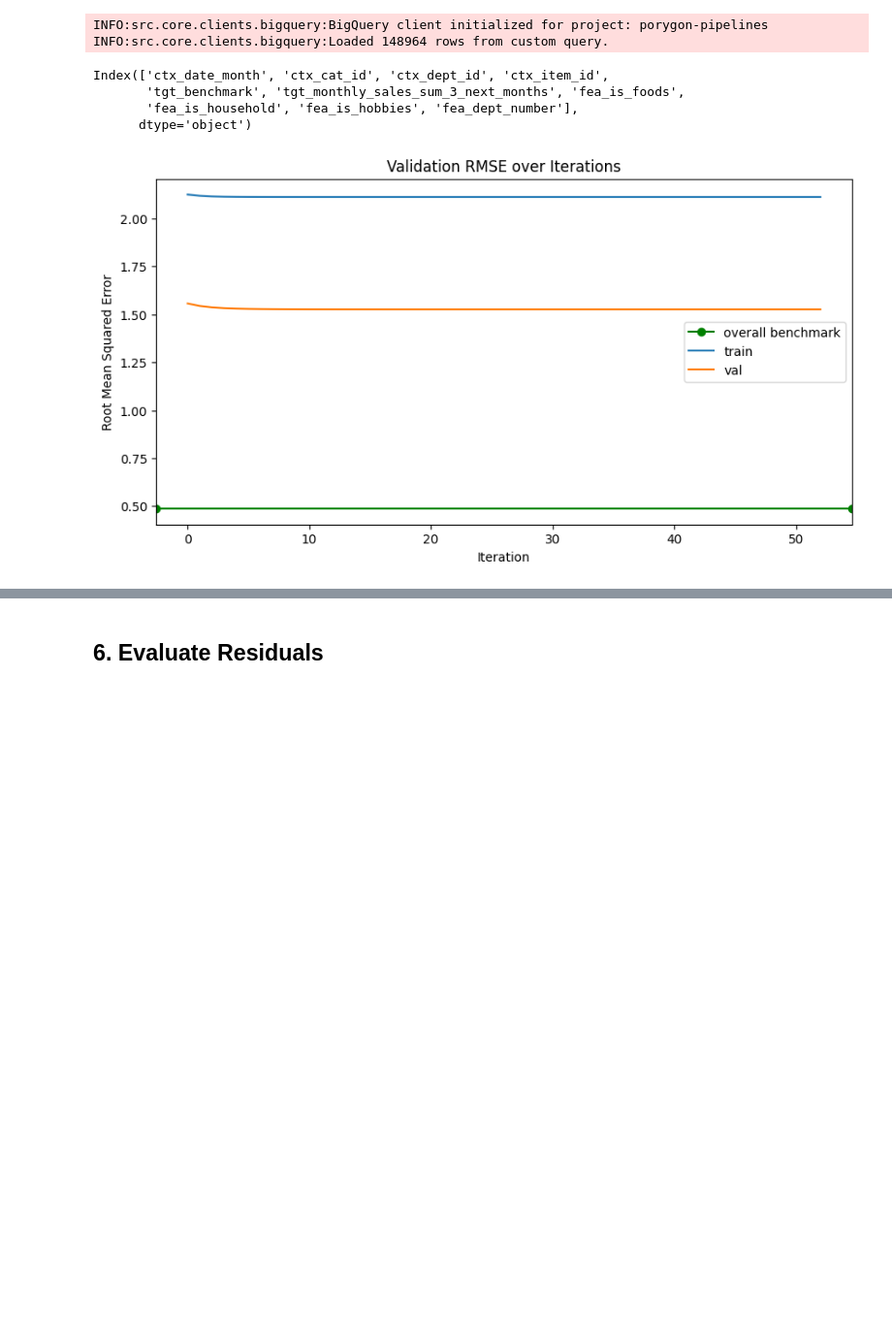
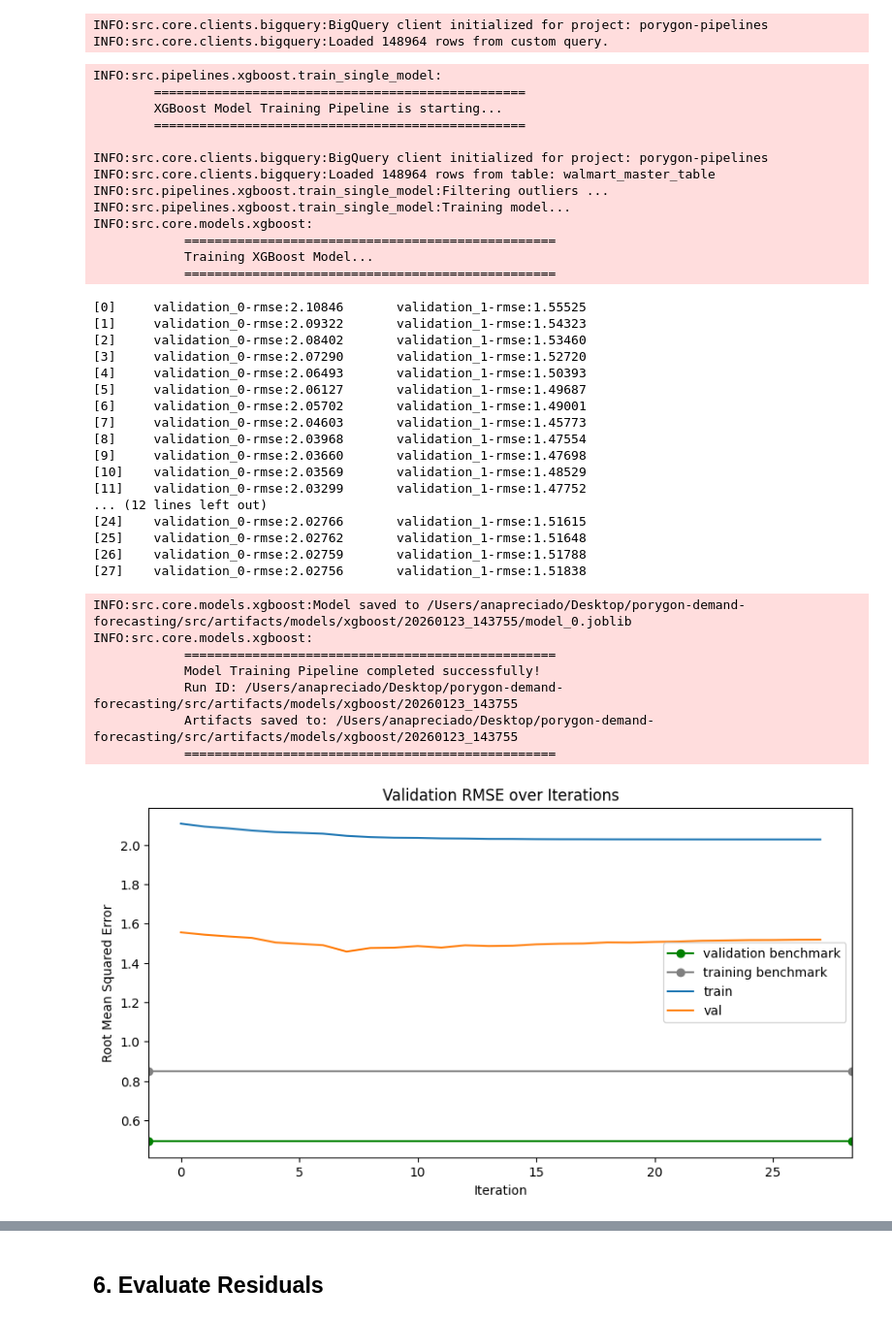
Before and after one commit to AnaPrec07/porygon-demand-forecasting, a Jupyter notebook: src/notebooks/model_training/xgboost/single_model_training.ipynb, the cells around one changed output, grey strips where cells are left out. Shown at 97% size. Drawn from its saved outputs; the diff is of its cells as text; code cells hidden in the pictures; blank space fills up the shorter version.

Commit message:
POPIP-161: Perform iteration 2 with calendar features.

```diff
--- a/src/notebooks/model_training/xgboost/single_model_training.ipynb
+++ b/src/notebooks/model_training/xgboost/single_model_training.ipynb
@@ -85,10 +34,3 @@ df = bq_client.load_from_query(sales_query)
 # %% [output]
 INFO:src.core.clients.bigquery:BigQuery client initialized for project: porygon-pipelines
 INFO:src.core.clients.bigquery:Loaded 148964 rows from custom query.
-# %%
-df.columns
-# %% [output]
-Index(['ctx_date_month', 'ctx_cat_id', 'ctx_dept_id', 'ctx_item_id',
-       'tgt_benchmark', 'tgt_monthly_sales_sum_3_next_months', 'fea_is_foods',
-       'fea_is_household', 'fea_is_hobbies', 'fea_dept_number'],
-      dtype='object')
@@ -107,19 +37,45 @@ benchmark = root_mean_squared_error(validation_df[config_loader.target_col], val
-# %%
-import seaborn as sns
-import matplotlib.pyplot as plt
-%matplotlib inline
-
-evals_result = trained_model.model.evals_result()
-poisson_nloglik0 = evals_result['validation_0']['rmse']
-poisson_nloglik1 = evals_result['validation_1']['rmse']
-
-plt.figure(figsize=(10, 5))
-plt.axhline(y=benchmark, color="green", marker="o", label="overall benchmark")
-sns.lineplot(x=range(len(poisson_nloglik0)), y=poisson_nloglik0, label="train")
-sns.lineplot(x=range(len(poisson_nloglik1)), y=poisson_nloglik1, label="val")
-plt.xlabel('Iteration')
-plt.ylabel('Root Mean Squared Error')
-plt.title('Validation RMSE over Iterations')
-plt.show()
-# %% [output]
-[figure, removed]
+# %%
+features = [
+    c for c in
+    df if "fea_" in c
+]
+trained_model = main(features = features)
+# %% [output]
+INFO:src.pipelines.xgboost.train_single_model:
+        =================================================
+        XGBoost Model Training Pipeline is starting...
+        =================================================
+
+INFO:src.core.clients.bigquery:BigQuery client initialized for project: porygon-pipelines
+INFO:src.core.clients.bigquery:Loaded 148964 rows from table: walmart_master_table
+INFO:src.pipelines.xgboost.train_single_model:Filtering outliers ...
+INFO:src.pipelines.xgboost.train_single_model:Training model...
+INFO:src.core.models.xgboost:
+            =================================================
+            Training XGBoost Model...
+            =================================================
+[0]     validation_0-rmse:2.10846       validation_1-rmse:1.55525
+[1]     validation_0-rmse:2.09322       validation_1-rmse:1.54323
+[2]     validation_0-rmse:2.08402       validation_1-rmse:1.53460
+[3]     validation_0-rmse:2.07290       validation_1-rmse:1.52720
+[4]     validation_0-rmse:2.06493       validation_1-rmse:1.50393
+[5]     validation_0-rmse:2.06127       validation_1-rmse:1.49687
+[6]     validation_0-rmse:2.05702       validation_1-rmse:1.49001
+[7]     validation_0-rmse:2.04603       validation_1-rmse:1.45773
+[8]     validation_0-rmse:2.03968       validation_1-rmse:1.47554
+[9]     validation_0-rmse:2.03660       validation_1-rmse:1.47698
+[10]    validation_0-rmse:2.03569       validation_1-rmse:1.48529
+[11]    validation_0-rmse:2.03299       validation_1-rmse:1.47752
+... (12 lines left out)
+[24]    validation_0-rmse:2.02766       validation_1-rmse:1.51615
+[25]    validation_0-rmse:2.02762       validation_1-rmse:1.51648
+[26]    validation_0-rmse:2.02759       validation_1-rmse:1.51788
+[27]    validation_0-rmse:2.02756       validation_1-rmse:1.51838
+INFO:src.core.models.xgboost:Model saved to /Users/anapreciado/Desktop/porygon-demand-forecasting/src/artifacts/models/xgboost/20260123_143755/model_0.joblib
+INFO:src.core.models.xgboost:
+            =================================================
+            Model Training Pipeline completed successfully!
+            Run ID: /Users/anapreciado/Desktop/porygon-demand-forecasting/src/artifacts/models/xgboost/20260123_143755
+            Artifacts saved to: /Users/anapreciado/Desktop/porygon-demand-forecasting/src/artifacts/models/xgboost/20260123_143755
+            =================================================
+[figure, added]
```
Also changed, not shown: parts of 15 cells of this notebook, 4 other files.
